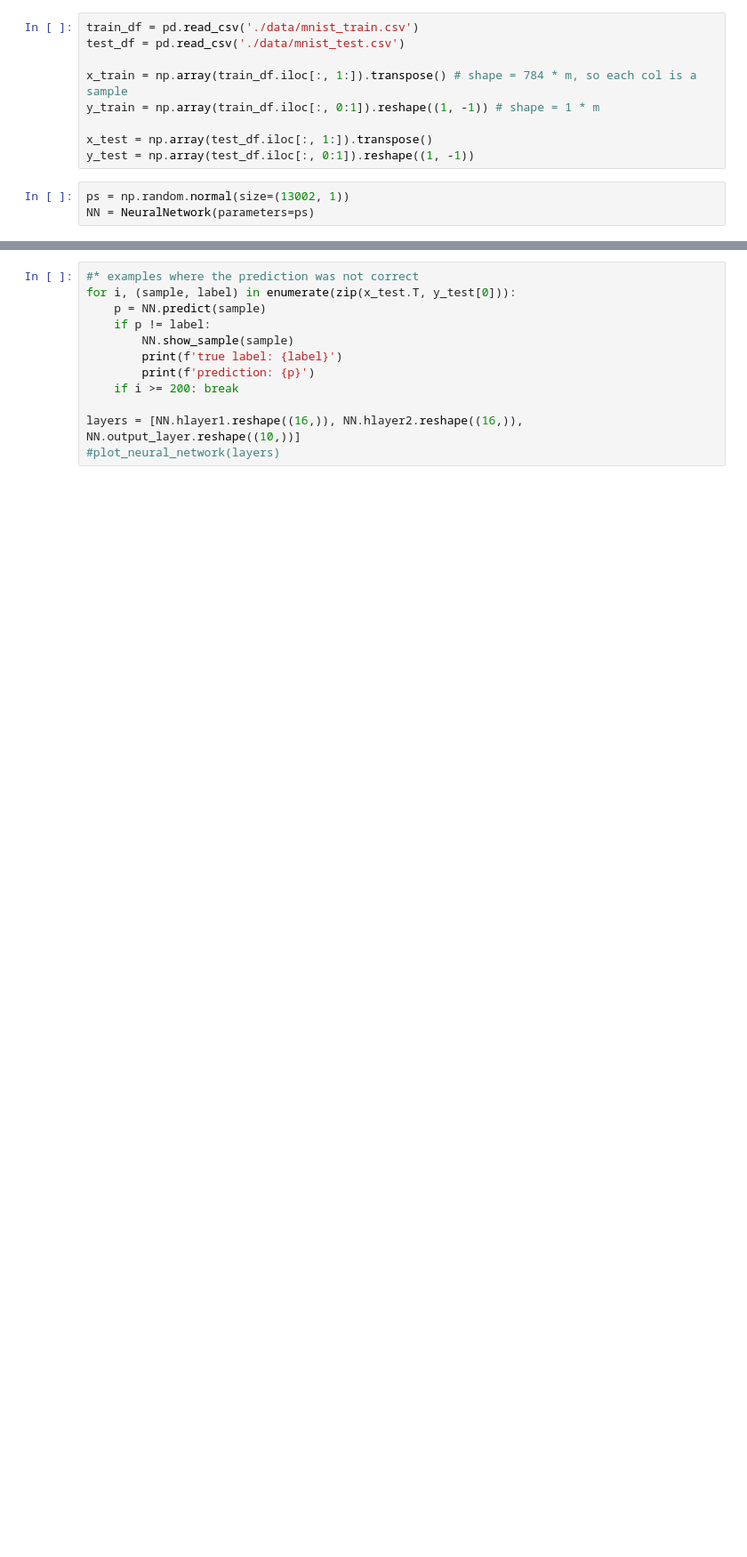
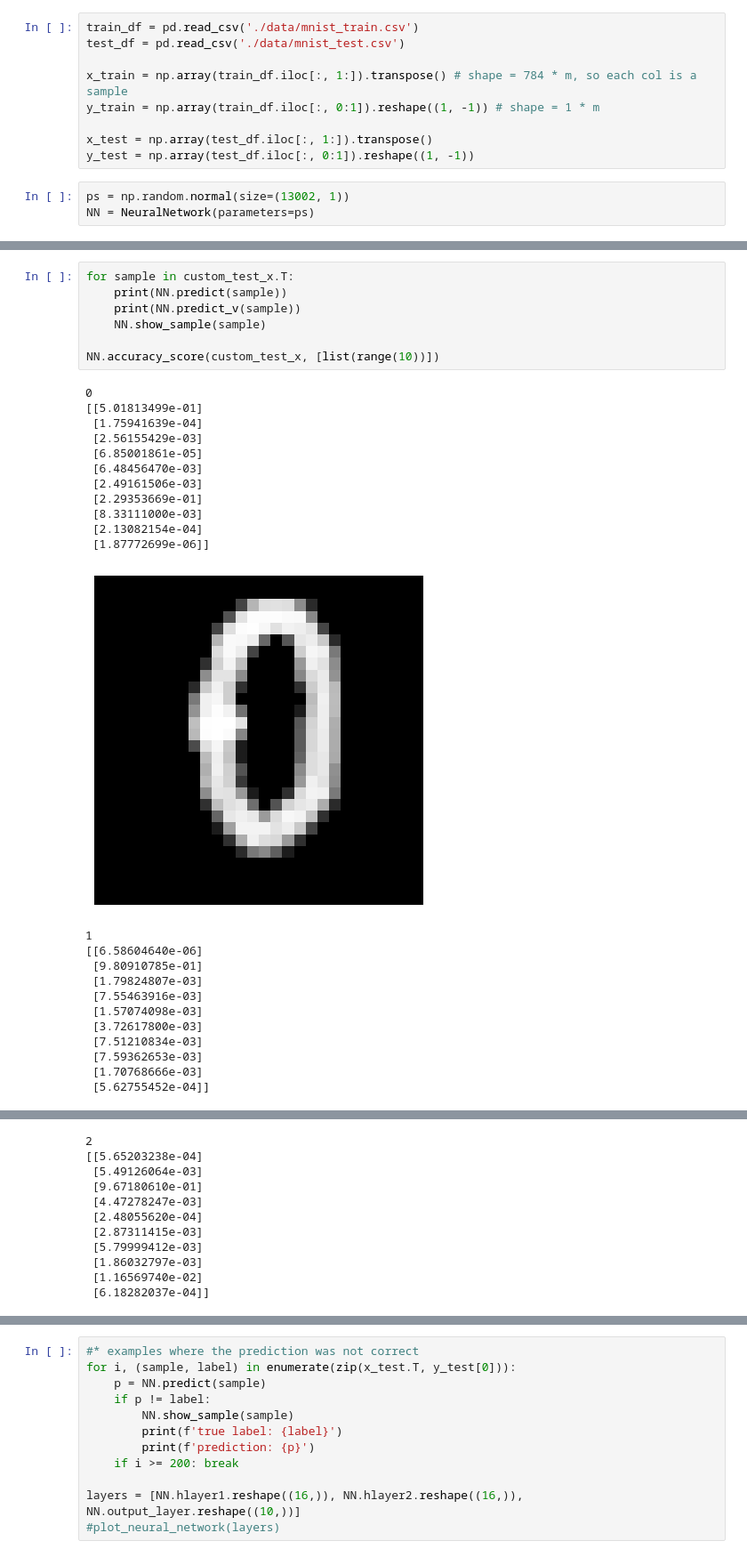
Before and after one commit to Alireza2317/NeuralNet_from_scratch, a Jupyter notebook: app.ipynb, the cells around one changed output, grey strips where cells are left out. Shown: that part at 89% size. Cells and saved outputs as stored; diff of their text form; blank space fills up the shorter version.

```diff
--- a/app.ipynb
+++ b/app.ipynb
@@ -526,0 +540,31 @@ while True:
+# %%
+for sample in custom_test_x.T:
+	print(NN.predict(sample))
+	print(NN.predict_v(sample))
+	NN.show_sample(sample)
+
+NN.accuracy_score(custom_test_x, [list(range(10))])
+# %% [output]
+0
+[[5.01813499e-01]
+ [1.75941639e-04]
+ [2.56155429e-03]
+ [6.85001861e-05]
+ [6.48456470e-03]
+ [2.49161506e-03]
+ [2.29353669e-01]
+ [8.33111000e-03]
+ [2.13082154e-04]
+ [1.87772699e-06]]
+[figure, added]
+1
+[[6.58604640e-06]
+ [9.80910785e-01]
+ [1.79824807e-03]
+ [7.55463916e-03]
+ [1.57074098e-03]
+ [3.72617800e-03]
+ [7.51210834e-03]
+ [7.59362653e-03]
+ [1.70768666e-03]
+ [5.62755452e-04]]
@@ -526,0 +572,11 @@ while True:
+2
+[[5.65203238e-04]
+ [5.49126064e-03]
+ [9.67180610e-01]
+ [4.47278247e-03]
+ [2.48055620e-04]
+ [2.87311415e-03]
+ [5.79999412e-03]
+ [1.86032797e-03]
+ [1.16569740e-02]
+ [6.18282037e-04]]
```
Also changed, not shown: parts of 8 cells of this notebook, 12 other files.
